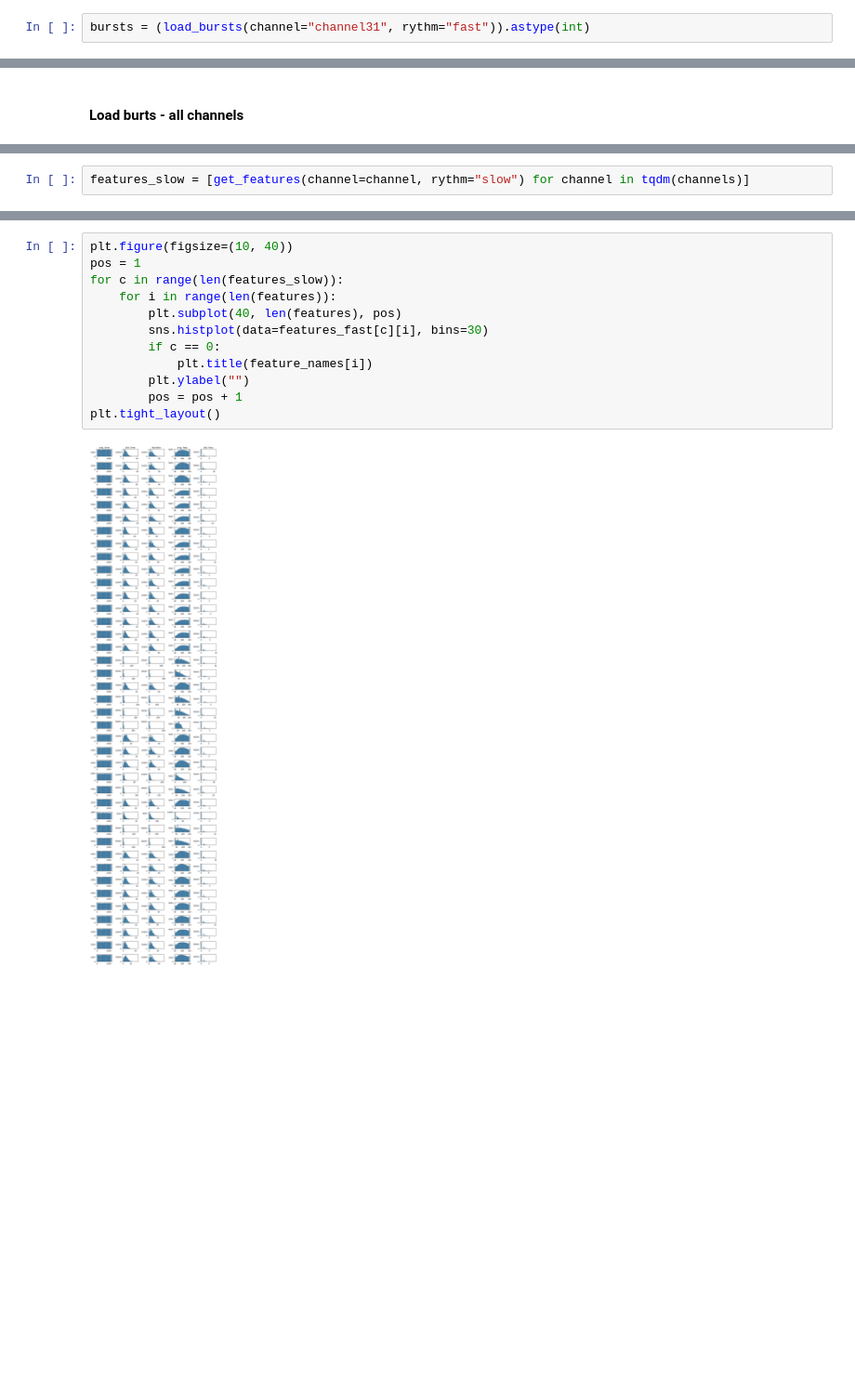
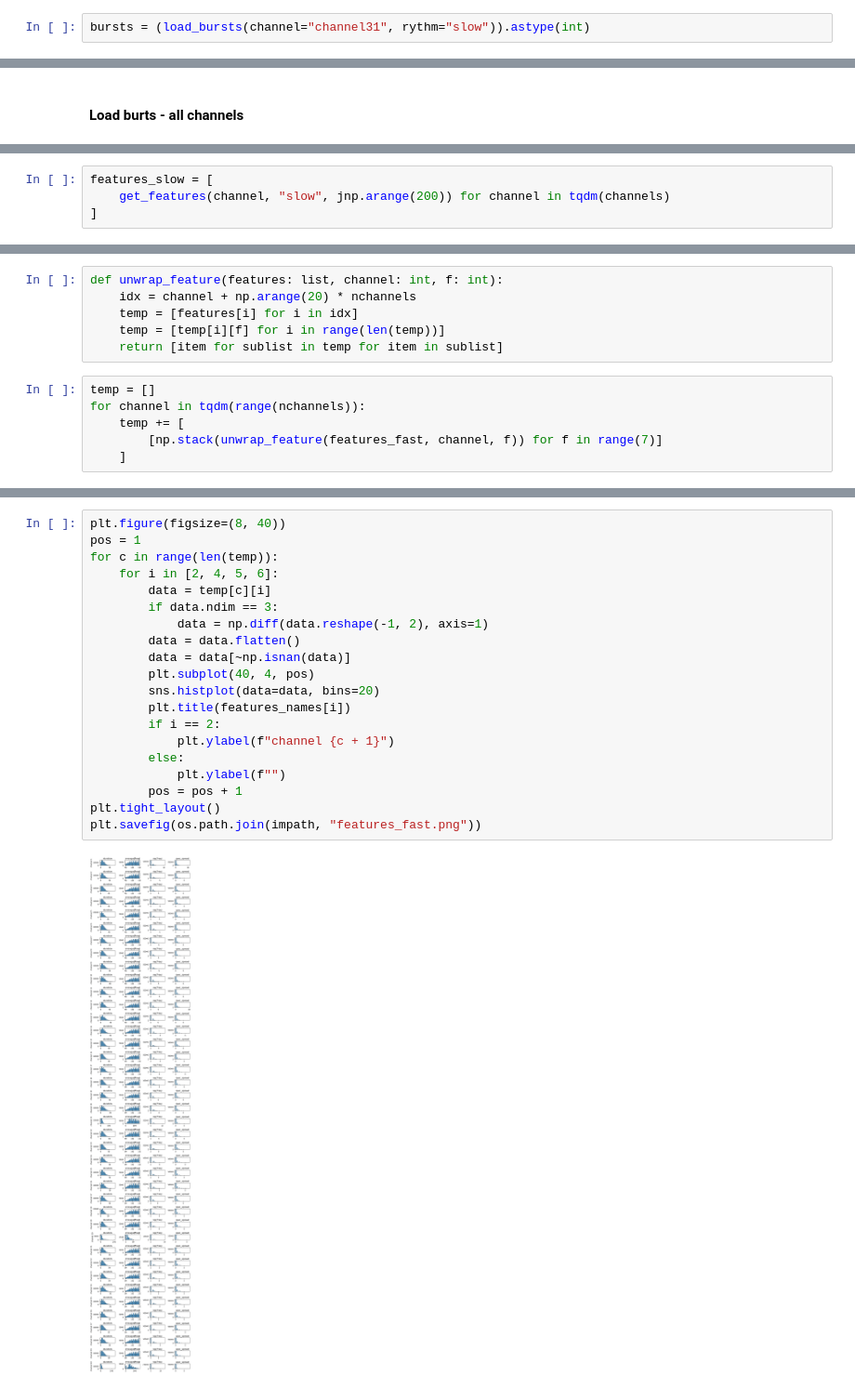
Before and after one commit to ViniciusLima94/vanderbilt, a Jupyter notebook: notebooks/5_Burst_Stats.ipynb, the cells around one changed output, grey strips where cells are left out. Shown at 93% size. Drawn from its saved outputs; the diff is of its cells as text; blank space fills up the shorter version.

```diff
--- a/notebooks/5_Burst_Stats.ipynb
+++ b/notebooks/5_Burst_Stats.ipynb
@@ -329,6 +249,6 @@ def load_bursts(channel: str = None, rythm: str = "slow"):
     fname = os.path.join(_base, fname)
     return xr.load_dataarray(fname)
 # %%
-bursts = (load_bursts(channel="channel31", rythm="fast")).astype(int)
+bursts = (load_bursts(channel="channel31", rythm="slow")).astype(int)
 # %%
 nblocks, nfreqs, ntimes = bursts.shape
@@ -406,3 +418,5 @@ def get_features(channel: str, rythm: str) -> np.ndarray:
 # %%
-features_slow = [get_features(channel=channel, rythm="slow") for channel in tqdm(channels)]
+features_slow = [
+    get_features(channel, "slow", jnp.arange(200)) for channel in tqdm(channels)
+]
 # %%
@@ -410 +432,13 @@ features_fast = [get_features(channel=channel, rythm="fast") for channel in tqdm
+# %%
+def unwrap_feature(features: list, channel: int, f: int):
+    idx = channel + np.arange(20) * nchannels
+    temp = [features[i] for i in idx]
+    temp = [temp[i][f] for i in range(len(temp))]
+    return [item for sublist in temp for item in sublist]
+# %%
+temp = []
+for channel in tqdm(range(nchannels)):
+    temp += [
+        [np.stack(unwrap_feature(features_fast, channel, f)) for f in range(7)]
+    ]
 # %%
@@ -424,14 +468,22 @@ plt.tight_layout()
 # %%
-plt.figure(figsize=(10, 40))
+plt.figure(figsize=(8, 40))
 pos = 1
-for c in range(len(features_slow)):
-    for i in range(len(features)):
-        plt.subplot(40, len(features), pos)
-        sns.histplot(data=features_fast[c][i], bins=30)
-        if c == 0:
-            plt.title(feature_names[i])
-        plt.ylabel("")
+for c in range(len(temp)):
+    for i in [2, 4, 5, 6]:
+        data = temp[c][i]
+        if data.ndim == 3:
+            data = np.diff(data.reshape(-1, 2), axis=1)
+        data = data.flatten()
+        data = data[~np.isnan(data)]
+        plt.subplot(40, 4, pos)
+        sns.histplot(data=data, bins=20)
+        plt.title(features_names[i])
+        if i == 2:
+            plt.ylabel(f"channel {c + 1}")
+        else:
+            plt.ylabel(f"")
         pos = pos + 1
 plt.tight_layout()
+plt.savefig(os.path.join(impath, "features_fast.png"))
 # %% [output]
-[figure, old version]
+[figure, new version]
```
Also changed, not shown: parts of 37 cells of this notebook, 5 other files.
